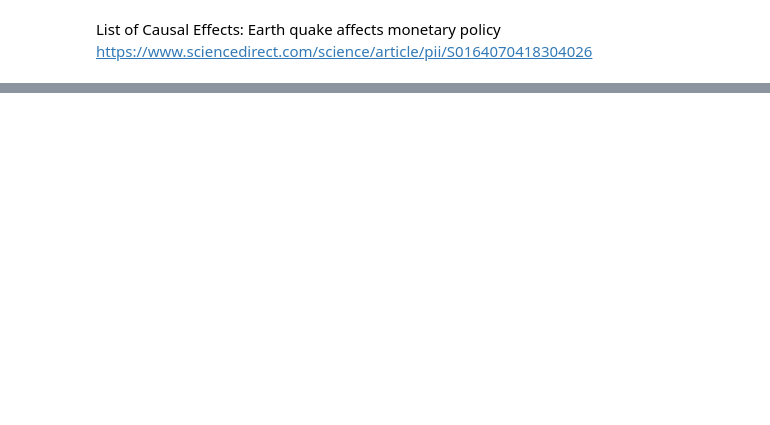
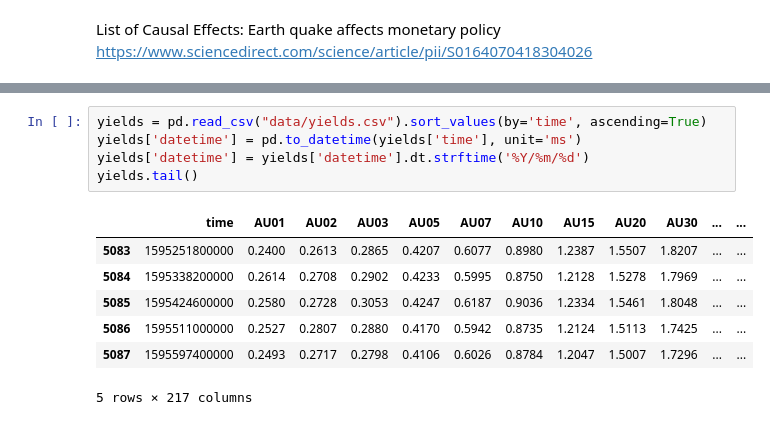
Before and after one commit to RussellzzZ/CausalInferenceDataScienceProject, a Jupyter notebook: data_project.ipynb, the cells around one changed output, grey strips where cells are left out. Cells and saved outputs as stored; diff of their text form; blank space fills up the shorter version.

```diff
--- a/data_project.ipynb
+++ b/data_project.ipynb
@@ -28,0 +74,13 @@ g
+# %%
+yields = pd.read_csv("data/yields.csv").sort_values(by='time', ascending=True)
+yields['datetime'] = pd.to_datetime(yields['time'], unit='ms')
+yields['datetime'] = yields['datetime'].dt.strftime('%Y/%m/%d')
+yields.tail()
+# %% [output]
+|  | time | AU01 | AU02 | AU03 | AU05 | AU07 | AU10 | AU15 | AU20 | AU30 | ... | ... |
+| 5083 | 1595251800000 | 0.2400 | 0.2613 | 0.2865 | 0.4207 | 0.6077 | 0.8980 | 1.2387 | 1.5507 | 1.8207 | ... | ... |
+| 5084 | 1595338200000 | 0.2614 | 0.2708 | 0.2902 | 0.4233 | 0.5995 | 0.8750 | 1.2128 | 1.5278 | 1.7969 | ... | ... |
+| 5085 | 1595424600000 | 0.2580 | 0.2728 | 0.3053 | 0.4247 | 0.6187 | 0.9036 | 1.2334 | 1.5461 | 1.8048 | ... | ... |
+| 5086 | 1595511000000 | 0.2527 | 0.2807 | 0.2880 | 0.4170 | 0.5942 | 0.8735 | 1.2124 | 1.5113 | 1.7425 | ... | ... |
+| 5087 | 1595597400000 | 0.2493 | 0.2717 | 0.2798 | 0.4106 | 0.6026 | 0.8784 | 1.2047 | 1.5007 | 1.7296 | ... | ... |
+5 rows × 217 columns
```
Also changed, not shown: parts of 6 cells of this notebook.
